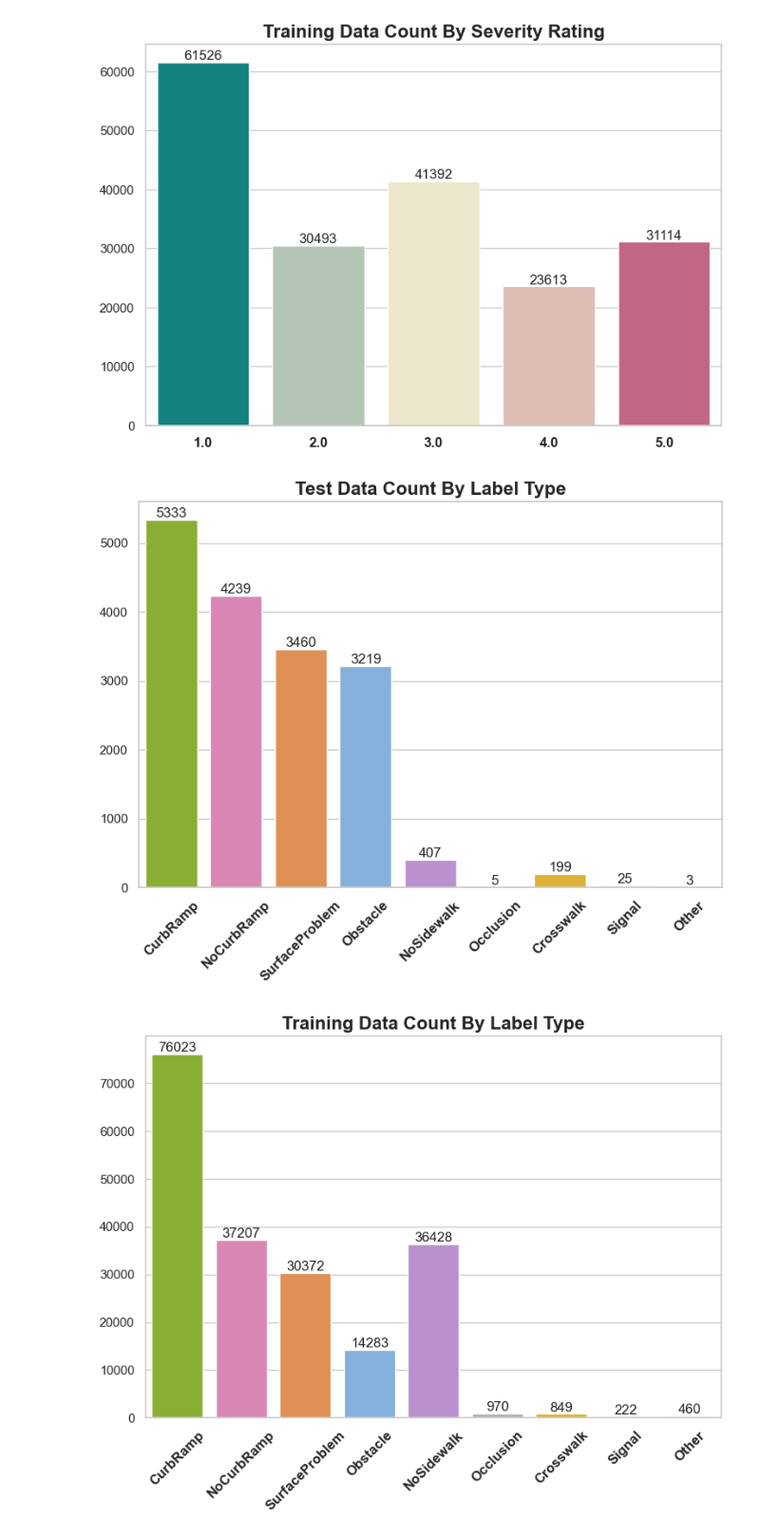
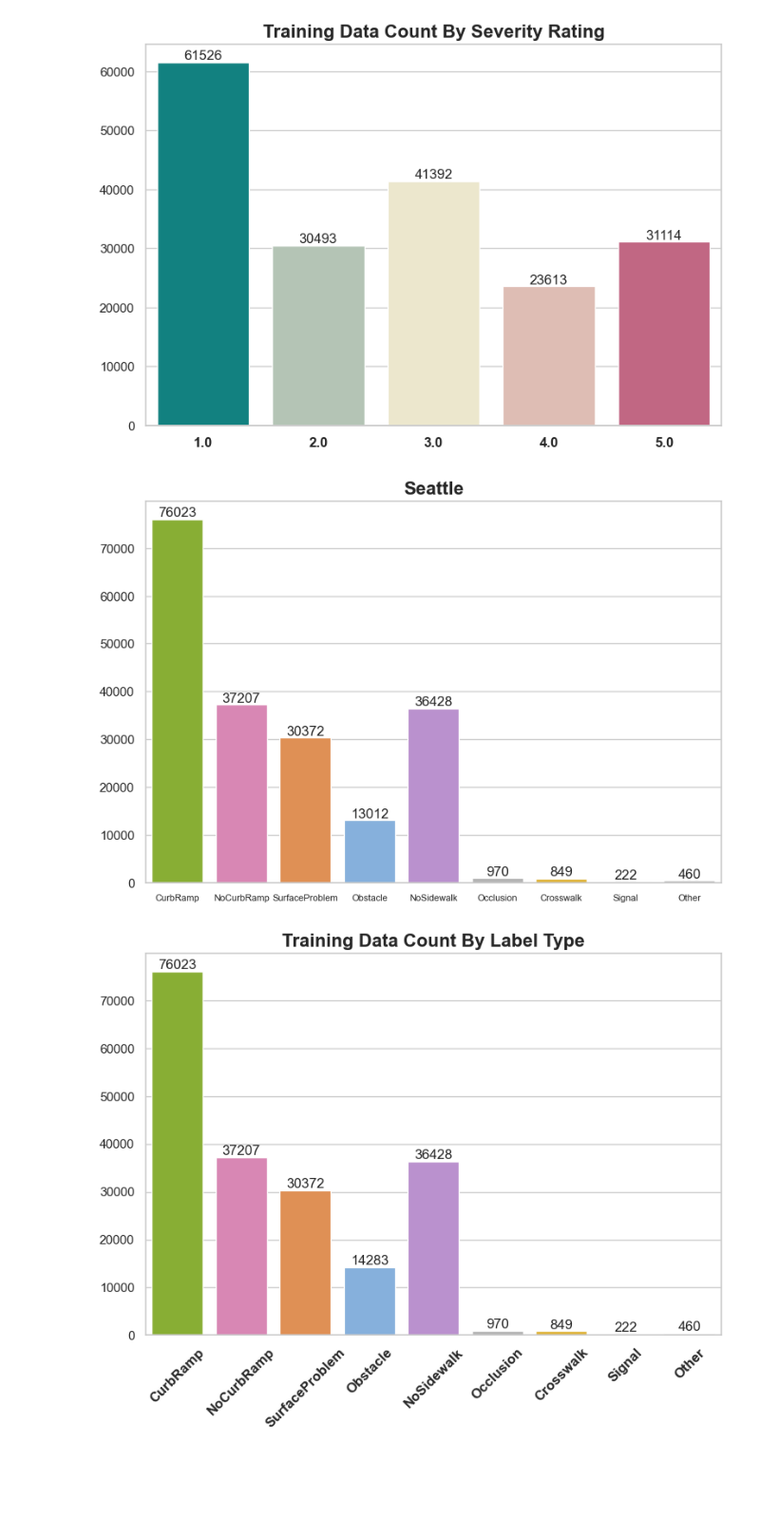
Before and after one commit to crescendochu/ML-project-sidewalk, a Jupyter notebook: seattle/plotting.ipynb, the cells around one changed output. Shown: that part at 95% size. Cells and saved outputs as stored; diff of their text form; code cells hidden in the pictures; blank space fills up the shorter version.

```diff
--- a/seattle/plotting.ipynb
+++ b/seattle/plotting.ipynb
@@ -80,30 +80,26 @@ plt.savefig('df_train_label_severity.png', dpi=300, bbox_inches='tight')
 [figure]
 # %%
 # read gt_3.csv
-gt = pd.read_csv('data/gt_3.csv')
+df = pd.read_csv('data/processed-labels/labels_full_features_seattle_4.csv')
 # %%
 label_order = ['CurbRamp', 'NoCurbRamp', 'SurfaceProblem', 'Obstacle','NoSidewalk',  'Occlusion', 'Crosswalk',  'Signal', 'Other',]
 # %%
 plt.figure(figsize=(9,6))
-ax=sns.countplot(x="label_type", data=gt, palette =label_colors, order=label_order)
+ax=sns.countplot(x="label_type", data=df, palette =label_colors, order=label_order)
 for container in ax.containers:
     ax.bar_label(container)
 
 # add x y label
 plt.xlabel('', fontsize=14)
 plt.ylabel('', fontsize=14)
 #change x label ticks size
-plt.xticks(fontsize=12)
-#change x label font weight
-plt.xticks(fontweight='bold')
-#change x label ticks direction
-plt.xticks(rotation=45)
+plt.xticks(fontsize=8)
 #save figure to png
-plt.title('Test Data Count By Label Type', fontsize=16, fontweight='bold')
-plt.savefig('df_test_label_count.png', dpi=300, bbox_inches='tight')
+plt.title('Seattle', fontsize=16, fontweight='bold')
+plt.savefig('df_Seattle.png', dpi=300, bbox_inches='tight')
 # add title
 # %% [output]
-[figure, old version]
+[figure, new version]
 # %%
 plt.figure(figsize=(9,6))
 ax=sns.countplot(x="label_type", data=df, palette =label_colors, order=label_order)
```
Also changed, not shown: parts of 1 cell of this notebook, 1 other file.
